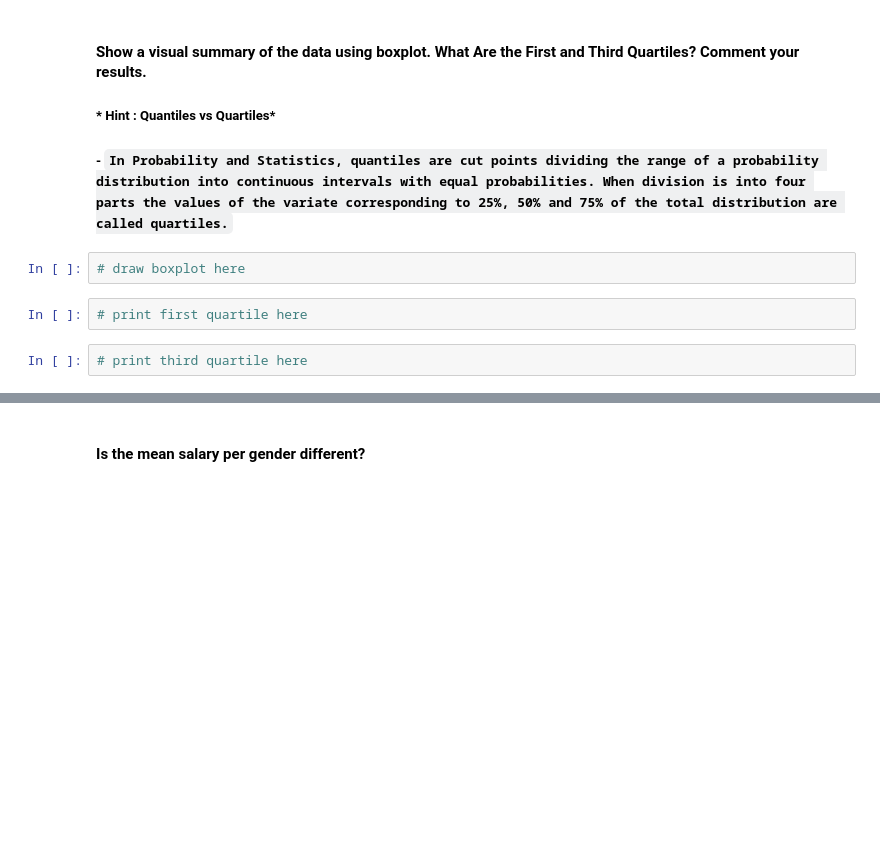
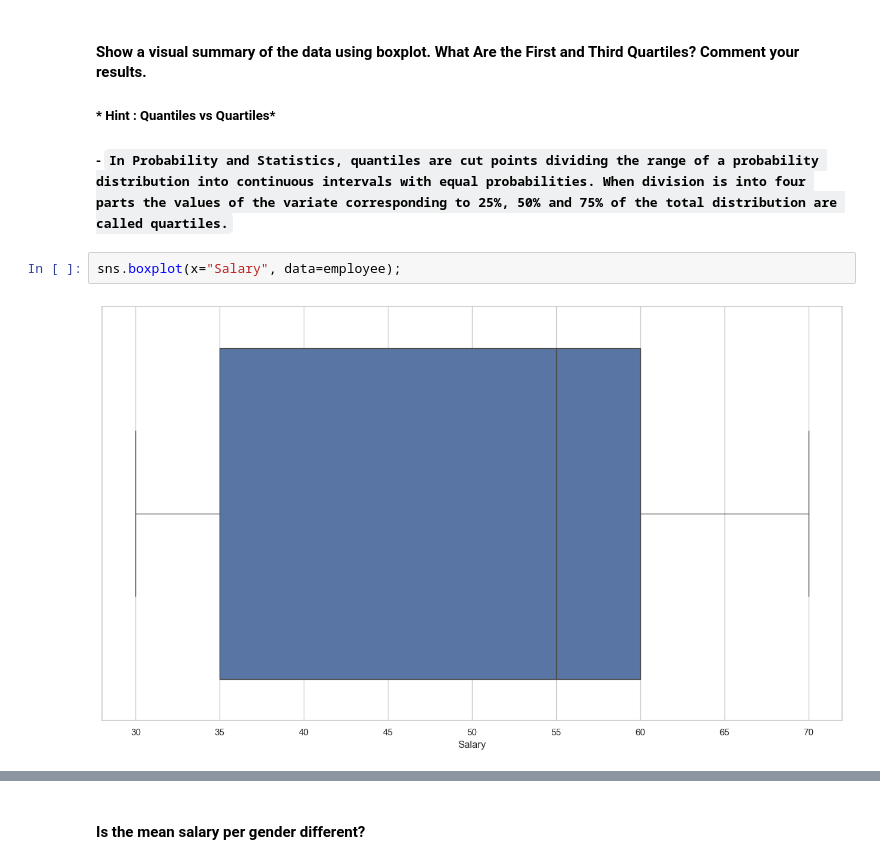
Before and after one commit to leoolessa/lab-descriptive-stats, a Jupyter notebook: your-code/main.ipynb, the cells around one changed output, grey strips where cells are left out. Cells and saved outputs as stored; diff of their text form; blank space fills up the shorter version.

```diff
--- a/your-code/main.ipynb
+++ b/your-code/main.ipynb
@@ -261,9 +284,7 @@ employee.head(3)
 #### Show a visual summary of the data using boxplot. What Are the First and Third Quartiles? Comment your results.
 ##### * Hint : Quantiles vs Quartiles*
 ##### - `In Probability and Statistics, quantiles are cut points dividing the range of a probability distribution into continuous intervals with equal probabilities. When division is into four parts the values of the variate corresponding to 25%, 50% and 75% of the total distribution are called quartiles.`
-# %%
-# draw boxplot here
-# %%
-# print first quartile here
-# %%
-# print third quartile here
+# %%
+sns.boxplot(x="Salary", data=employee);
+# %% [output]
+[figure, added]
```
Also changed, not shown: parts of 46 cells of this notebook, 1 other file.
